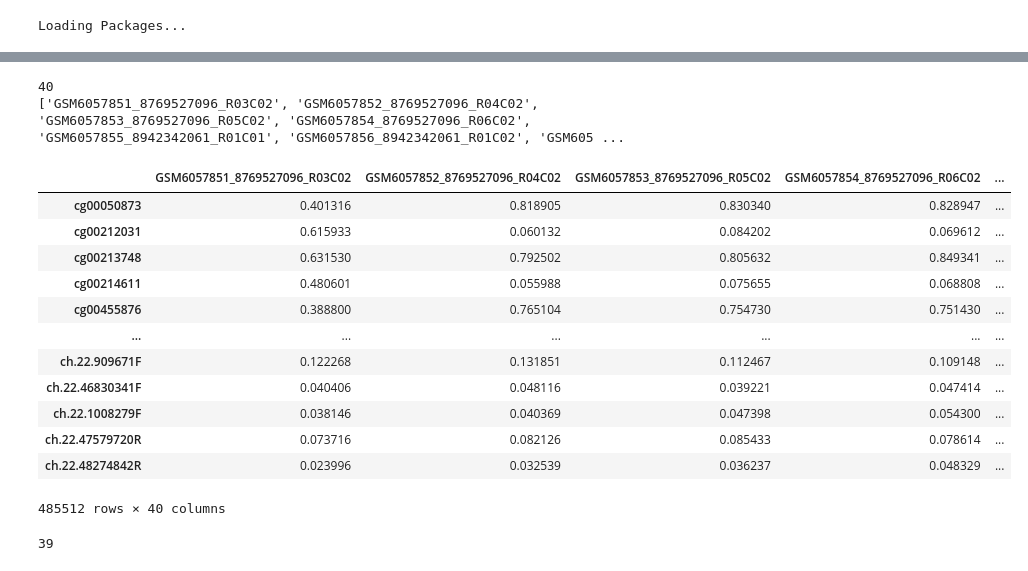
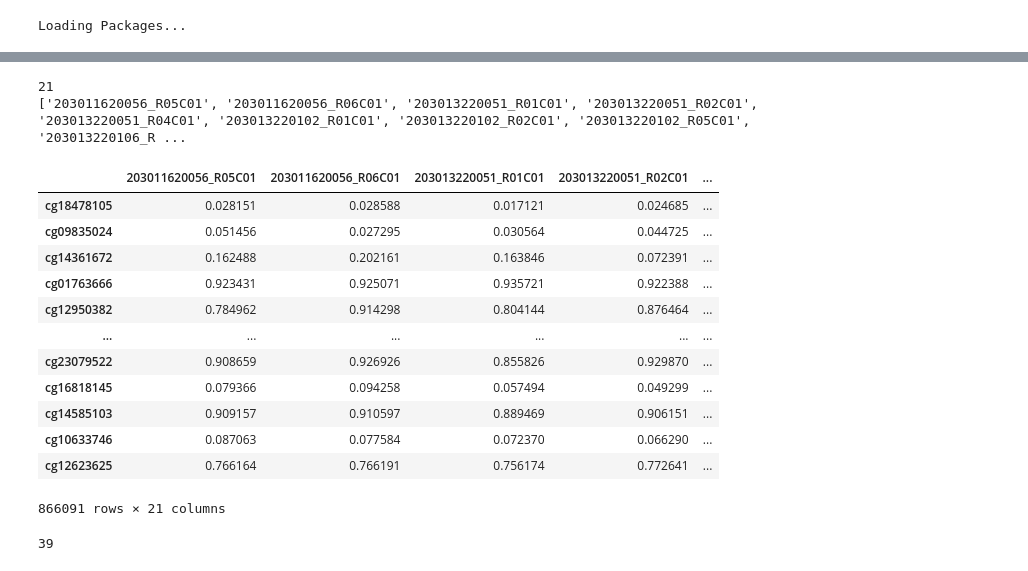
Before and after one commit to jenkins-lab-byu/USEQ_Pipeline_Python, a Jupyter notebook: Creating_sgr_files_python.ipynb, the cells around one changed output, grey strips where cells are left out. Saved outputs shown, nothing was run; the diff lists cells and outputs as text; code cells hidden in the pictures.

```diff
--- a/Creating_sgr_files_python.ipynb
+++ b/Creating_sgr_files_python.ipynb
@@ -31,35 +31,35 @@ sample_sheet.iloc[:]
 # %%
-# #  If you need to subset for a specific control sample type you can
+# # #  If you need to subset for a specific control sample type you can
 
-control_subset = []
-for i in sample_sheet.index:
-    if sample_sheet.loc[i,"Disease_Status"] == "disease state: Healthy":
-        control_subset.append(i)
+# control_subset = []
+# for i in sample_sheet.index:
+#     if sample_sheet.loc[i,"Sample_Group"] == "S_G":
+#         control_subset.append(i)
 
-print(len(control_subset))
-print(control_subset)
+# print(len(control_subset))
+# print(control_subset)
 
 
-beta_values = pd.read_csv("/Volumes/Research_Data/Research_Datasets/Whole_Blood/Whole_Blood_Depression_Study_450K/Whole_Blood_Depression_Study_beta_values.csv",header = 0,index_col = 0)
-control = beta_values.loc[:,control_subset]
-control.to_csv("/Volumes/Research_Data/USEQ_Analyses/Neurons_vs_Whole_Blood/whole_blood_betas_healthy_depression_study.csv")
-control.iloc[:]
+# beta_values = pd.read_csv("/Volumes/Research_Data/Research_Datasets/Sperm/Air_Quality/Air_Quality_beta_values.csv",header = 0,index_col = 0)
+# control = beta_values.loc[:,control_subset]
+# control.to_csv("/Users/chadpollard/Desktop/Air_Quality_Study/S_G_beta_values.csv")
+# control.iloc[:]
 # %% [output]
-40
-['GSM6057851_8769527096_R03C02', 'GSM6057852_8769527096_R04C02', 'GSM6057853_8769527096_R05C02', 'GSM6057854_8769527096_R06C02', 'GSM6057855_8942342061_R01C01', 'GSM6057856_8942342061_R01C02', 'GSM605 ...
+21
+['203011620056_R05C01', '203011620056_R06C01', '203013220051_R01C01', '203013220051_R02C01', '203013220051_R04C01', '203013220102_R01C01', '203013220102_R02C01', '203013220102_R05C01', '203013220106_R ...
-|  | GSM6057851_8769527096_R03C02 | GSM6057852_8769527096_R04C02 | GSM6057853_8769527096_R05C02 | GSM6057854_8769527096_R06C02 | ... |
-| cg00050873 | 0.401316 | 0.818905 | 0.830340 | 0.828947 | ... |
-| cg00212031 | 0.615933 | 0.060132 | 0.084202 | 0.069612 | ... |
-| cg00213748 | 0.631530 | 0.792502 | 0.805632 | 0.849341 | ... |
-| cg00214611 | 0.480601 | 0.055988 | 0.075655 | 0.068808 | ... |
-| cg00455876 | 0.388800 | 0.765104 | 0.754730 | 0.751430 | ... |
+|  | 203011620056_R05C01 | 203011620056_R06C01 | 203013220051_R01C01 | 203013220051_R02C01 | ... |
+| cg18478105 | 0.028151 | 0.028588 | 0.017121 | 0.024685 | ... |
+| cg09835024 | 0.051456 | 0.027295 | 0.030564 | 0.044725 | ... |
+| cg14361672 | 0.162488 | 0.202161 | 0.163846 | 0.072391 | ... |
+| cg01763666 | 0.923431 | 0.925071 | 0.935721 | 0.922388 | ... |
+| cg12950382 | 0.784962 | 0.914298 | 0.804144 | 0.876464 | ... |
 | ... | ... | ... | ... | ... | ... |
-| ch.22.909671F | 0.122268 | 0.131851 | 0.112467 | 0.109148 | ... |
-| ch.22.46830341F | 0.040406 | 0.048116 | 0.039221 | 0.047414 | ... |
-| ch.22.1008279F | 0.038146 | 0.040369 | 0.047398 | 0.054300 | ... |
-| ch.22.47579720R | 0.073716 | 0.082126 | 0.085433 | 0.078614 | ... |
-| ch.22.48274842R | 0.023996 | 0.032539 | 0.036237 | 0.048329 | ... |
+| cg23079522 | 0.908659 | 0.926926 | 0.855826 | 0.929870 | ... |
+| cg16818145 | 0.079366 | 0.094258 | 0.057494 | 0.049299 | ... |
+| cg14585103 | 0.909157 | 0.910597 | 0.889469 | 0.906151 | ... |
+| cg10633746 | 0.087063 | 0.077584 | 0.072370 | 0.066290 | ... |
+| cg12623625 | 0.766164 | 0.766191 | 0.756174 | 0.772641 | ... |
-485512 rows × 40 columns
+866091 rows × 21 columns
 # %%
 # #  If you need to subset for a specific treatment sample type you can
 
```
Also changed, not shown: parts of 1 cell of this notebook, 1 other file.
